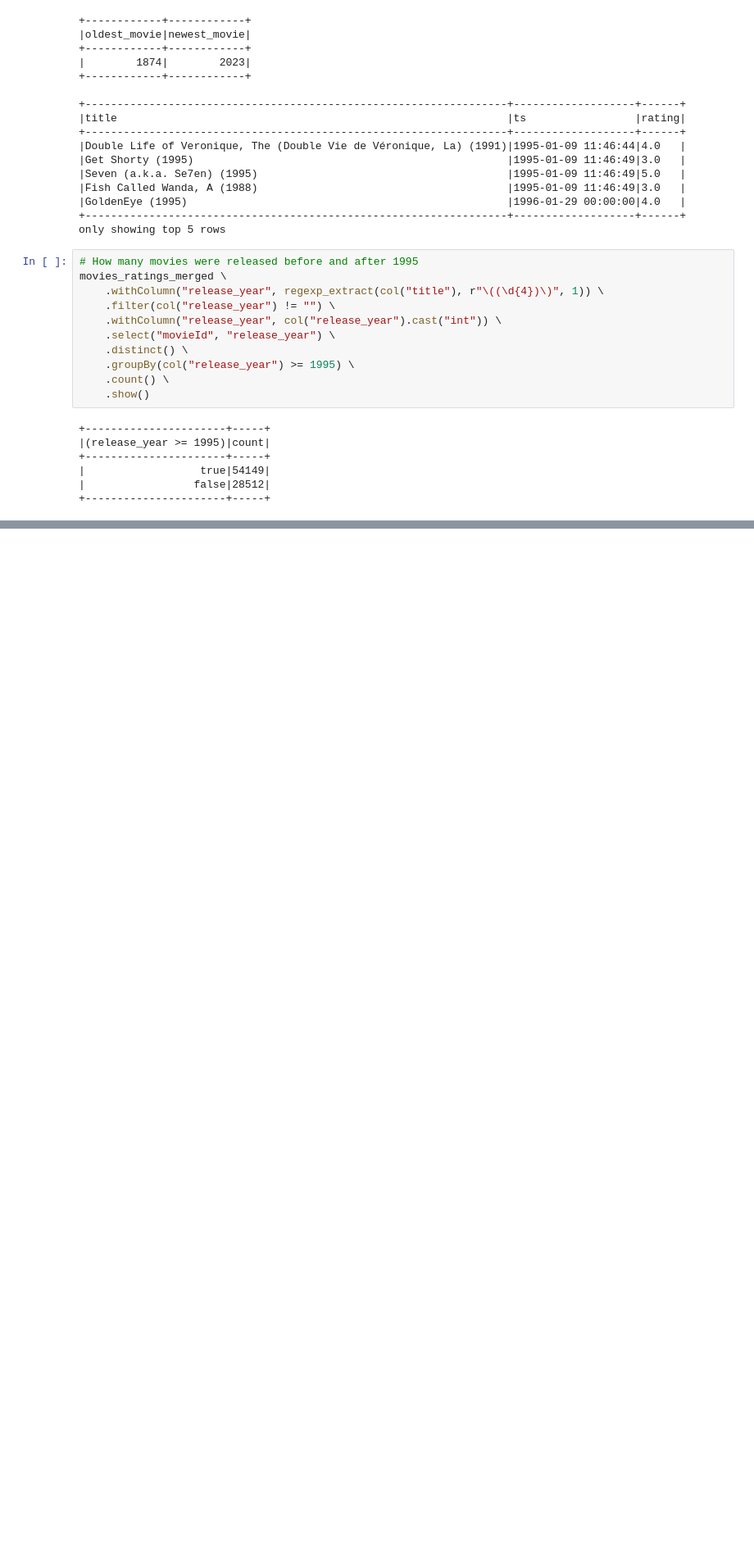
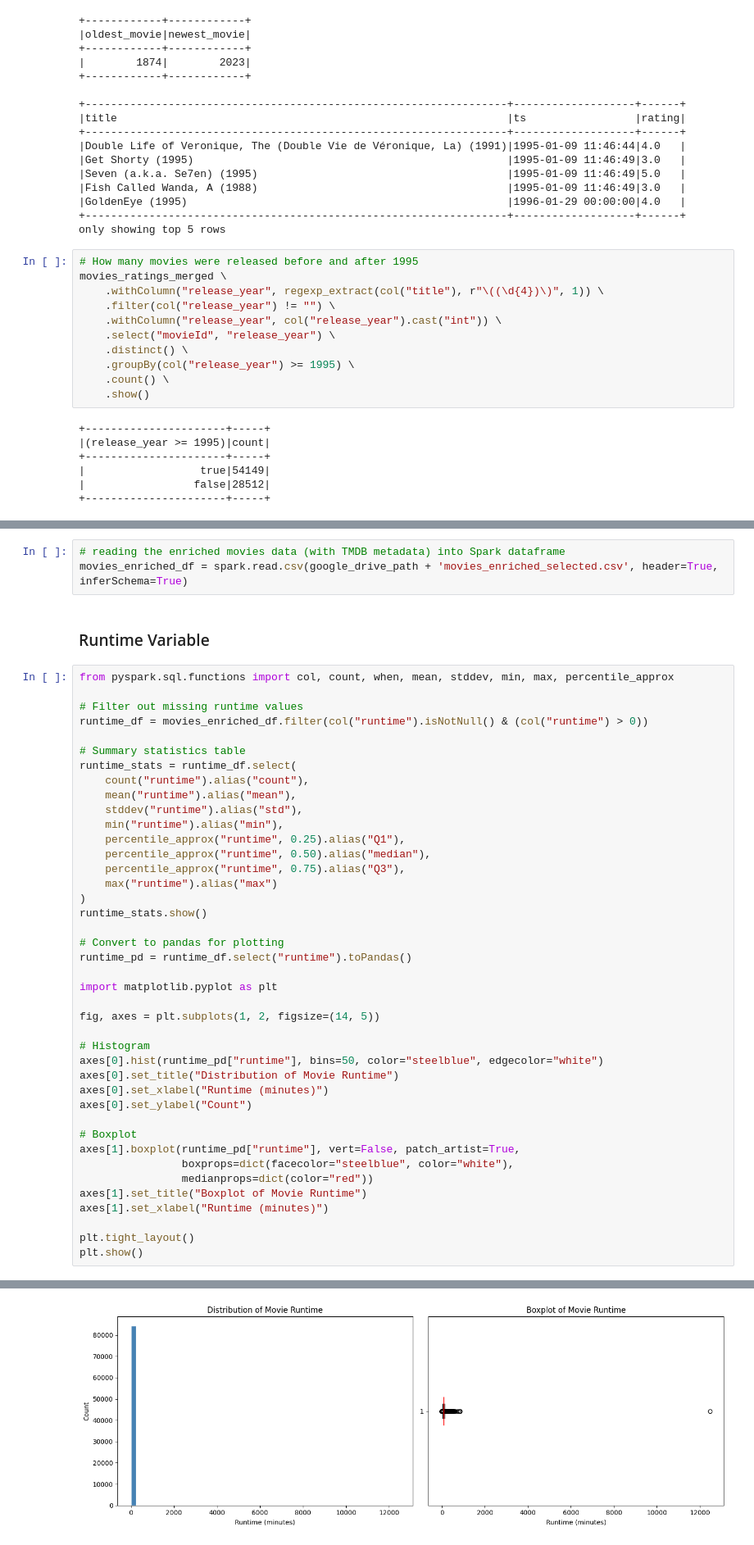
Before and after one commit to alexpanayi474/DSC511-MovieLens-Project, a Jupyter notebook: DSC_511_MovieLens.ipynb, the cells around one changed output, grey strips where cells are left out. Shown at 82% size. Saved outputs shown, nothing was run; the diff lists cells and outputs as text; blank space fills up the shorter version.

Commit message:
Added TMDB enriched dataset, EDA on new features, and cast and director frequency feature engineering

```diff
--- a/DSC_511_MovieLens.ipynb
+++ b/DSC_511_MovieLens.ipynb
@@ -1348,0 +969,47 @@ plt.show()
+# %%
+# reading the enriched movies data (with TMDB metadata) into Spark dataframe
+movies_enriched_df = spark.read.csv(google_drive_path + 'movies_enriched_selected.csv', header=True, inferSchema=True)
+# %% [markdown]
+### Runtime Variable
+# %%
+from pyspark.sql.functions import col, count, when, mean, stddev, min, max, percentile_approx
+
+# Filter out missing runtime values
+runtime_df = movies_enriched_df.filter(col("runtime").isNotNull() & (col("runtime") > 0))
+
+# Summary statistics table
+runtime_stats = runtime_df.select(
+    count("runtime").alias("count"),
+    mean("runtime").alias("mean"),
+    stddev("runtime").alias("std"),
+    min("runtime").alias("min"),
+    percentile_approx("runtime", 0.25).alias("Q1"),
+    percentile_approx("runtime", 0.50).alias("median"),
+    percentile_approx("runtime", 0.75).alias("Q3"),
+    max("runtime").alias("max")
+)
+runtime_stats.show()
+
+# Convert to pandas for plotting
+runtime_pd = runtime_df.select("runtime").toPandas()
+
+import matplotlib.pyplot as plt
+
+fig, axes = plt.subplots(1, 2, figsize=(14, 5))
+
+# Histogram
+axes[0].hist(runtime_pd["runtime"], bins=50, color="steelblue", edgecolor="white")
+axes[0].set_title("Distribution of Movie Runtime")
+axes[0].set_xlabel("Runtime (minutes)")
+axes[0].set_ylabel("Count")
+
+# Boxplot
+axes[1].boxplot(runtime_pd["runtime"], vert=False, patch_artist=True,
+                boxprops=dict(facecolor="steelblue", color="white"),
+                medianprops=dict(color="red"))
+axes[1].set_title("Boxplot of Movie Runtime")
+axes[1].set_xlabel("Runtime (minutes)")
+
+plt.tight_layout()
+plt.show()
+# %% [output]
@@ -1348,0 +1021 @@ plt.show()
+[figure, added]
```
Also changed, not shown: parts of 44 cells of this notebook.
